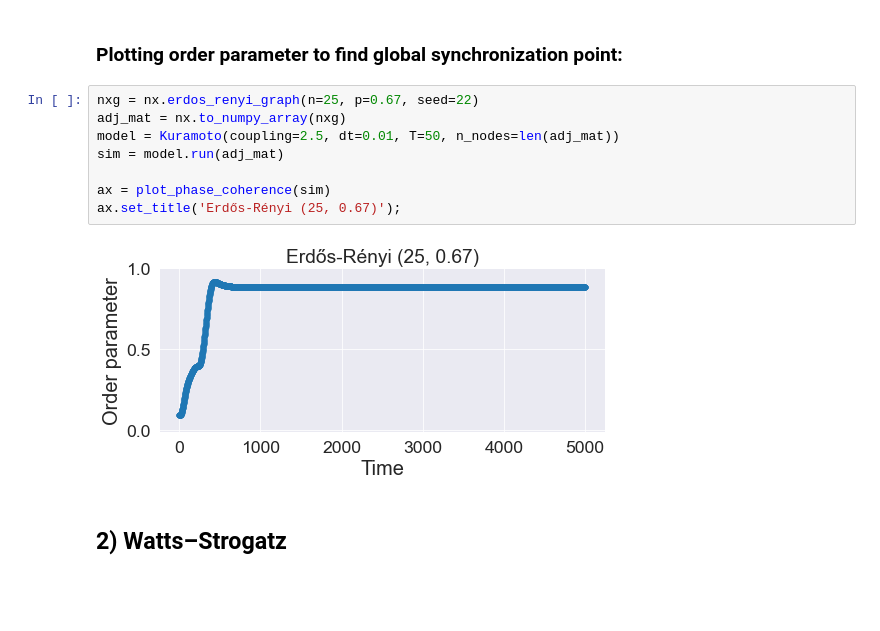
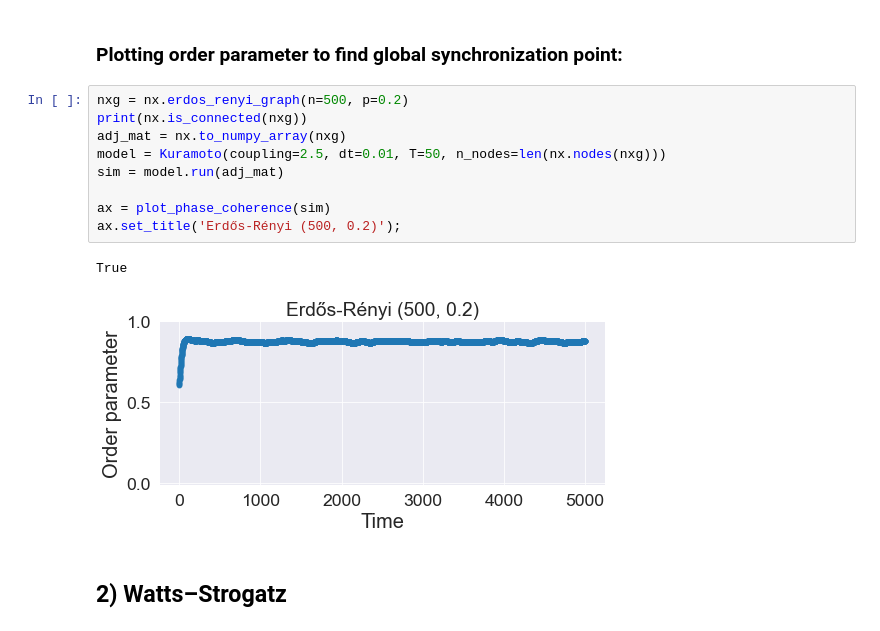
Before and after one commit to BryaneX455/reu2022, a Jupyter notebook: Kuramoto Model/kuramoto.ipynb, the cells around one changed output. Cells and saved outputs as stored; diff of their text form; blank space fills up the shorter version.

Commit message:
Kuramoto half-sync done

```diff
--- a/Kuramoto Model/kuramoto.ipynb
+++ b/Kuramoto Model/kuramoto.ipynb
@@ -62,15 +62,17 @@ plt.close(fig)
 # %% [markdown]
 ### Plotting order parameter to find global synchronization point:
 # %%
-nxg = nx.erdos_renyi_graph(n=25, p=0.67, seed=22)
+nxg = nx.erdos_renyi_graph(n=500, p=0.2)
+print(nx.is_connected(nxg))
 adj_mat = nx.to_numpy_array(nxg)
-model = Kuramoto(coupling=2.5, dt=0.01, T=50, n_nodes=len(adj_mat))
+model = Kuramoto(coupling=2.5, dt=0.01, T=50, n_nodes=len(nx.nodes(nxg)))
 sim = model.run(adj_mat)
 
 ax = plot_phase_coherence(sim)
-ax.set_title('Erdős-Rényi (25, 0.67)');
+ax.set_title('Erdős-Rényi (500, 0.2)');
 # %% [output]
+True
-[figure, old version]
+[figure, new version]
 # %% [markdown]
 ## 2) Watts–Strogatz
 # %% [markdown]
```
Also changed, not shown: parts of 4 cells of this notebook, 9 other files.
